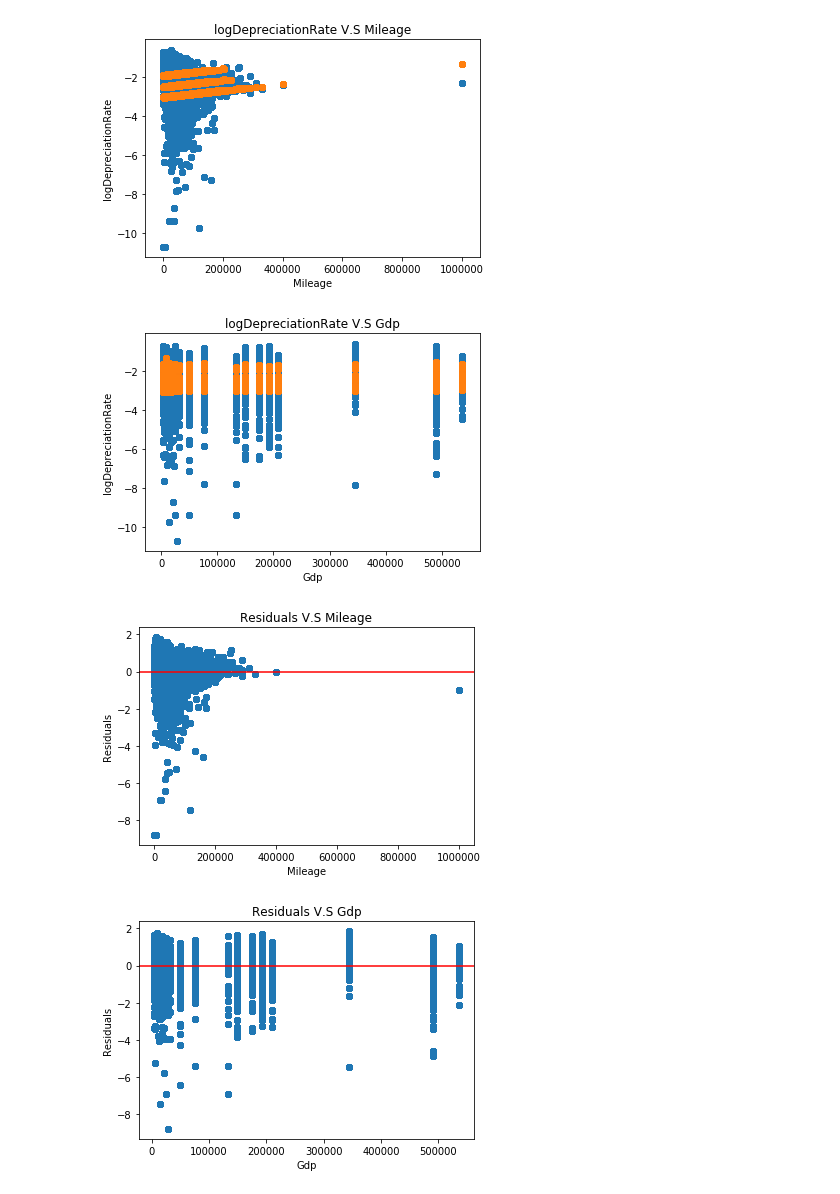
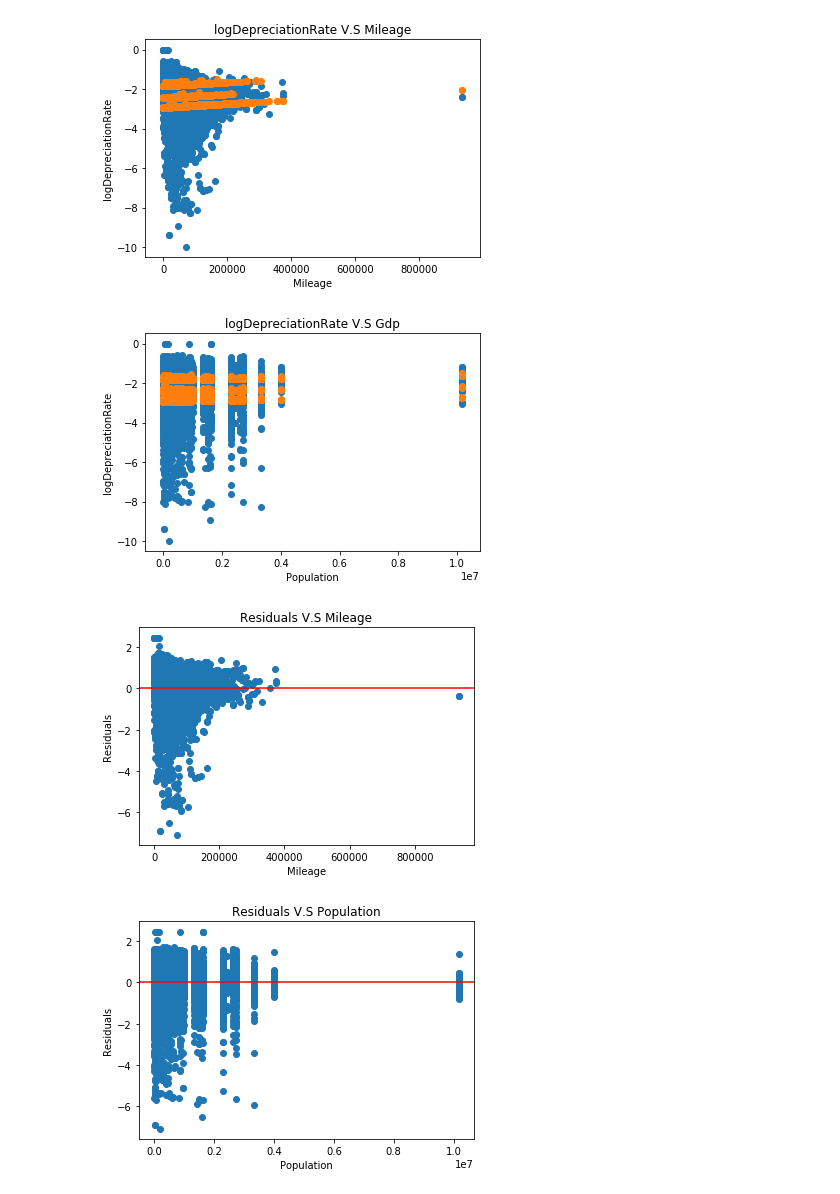
Before and after one commit to ZhuoShan/INFO370FinalProject, a Jupyter notebook: finalAnalysis.ipynb, the cells around one changed output. Saved outputs shown, nothing was run; the diff lists cells and outputs as text; code cells hidden in the pictures.

```diff
--- a/finalAnalysis.ipynb
+++ b/finalAnalysis.ipynb
@@ -11,2 +30,3 @@ DF=DF.rename(columns = {'Vehicle Type':'vehicleType'})
 # %%
-DF['City'].value_counts().nlargest(30).sum()
+numberOfCities = DF['City'].value_counts().nlargest(50).sum()
+DF = DF.head(numberOfCities)
@@ -15,4 +32,0 @@ DF['City'].value_counts().nlargest(30).sum()
-# %%
-DF['Counts'] = DF.groupby(['City'])['DepreciationRate'].transform('count')
-DF = DF.sort_values('Counts',ascending=False)
-DF = DF[:91906]
@@ -130,32 +193,31 @@ strong multicollinearity or other numerical problems.
 # %%
 DF_dummy['Prediction'] = lm.predict()
 plt.scatter(DF_dummy.Mileage, DF_dummy.logDepreciationRate)
 plt.scatter(DF_dummy.Mileage, DF_dummy.Prediction)
 plt.xlabel('Mileage')
 plt.ylabel('logDepreciationRate')
 plt.title('logDepreciationRate V.S Mileage')
 plt.show()
-DF_dummy['Prediction'] = lm.predict()
-plt.scatter(DF_dummy.Gdp, DF_dummy.logDepreciationRate)
-plt.scatter(DF_dummy.Gdp, DF_dummy.Prediction)
-plt.xlabel('Gdp')
+plt.scatter(DF_dummy.Population, DF_dummy.logDepreciationRate)
+plt.scatter(DF_dummy.Population, DF_dummy.Prediction)
+plt.xlabel('Population')
 plt.ylabel('logDepreciationRate')
 plt.title('logDepreciationRate V.S Gdp')
 plt.show()
 plt.scatter(DF_dummy.Mileage, DF_dummy.logDepreciationRate-DF_dummy.Prediction)
 plt.axhline(y=0, color='r', linestyle='-')
 plt.xlabel('Mileage')
 plt.ylabel('Residuals')
 plt.title('Residuals V.S Mileage')
 plt.show()
-plt.scatter(DF_dummy.Gdp, DF_dummy.logDepreciationRate-DF_dummy.Prediction)
+plt.scatter(DF_dummy.Population, DF_dummy.logDepreciationRate-DF_dummy.Prediction)
 plt.axhline(y=0, color='r', linestyle='-')
-plt.xlabel('Gdp')
+plt.xlabel('Population')
 plt.ylabel('Residuals')
-plt.title('Residuals V.S Gdp')
+plt.title('Residuals V.S Population')
 plt.show()
 # %% [output]
-[figure, old version]
+[figure, new version]
-[figure, old version]
+[figure, new version]
-[figure, old version]
+[figure, new version]
-[figure, old version]
+[figure, new version]
```
Also changed, not shown: parts of 12 cells of this notebook, 6 other files.
